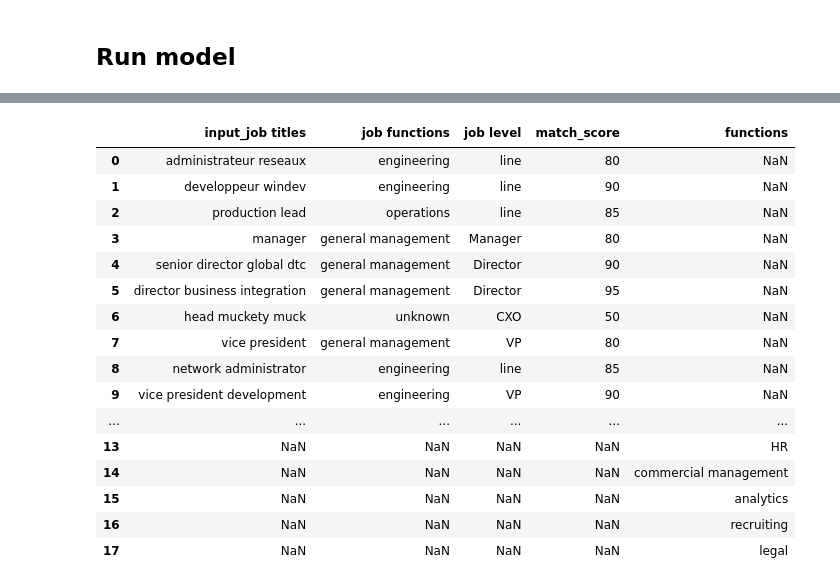
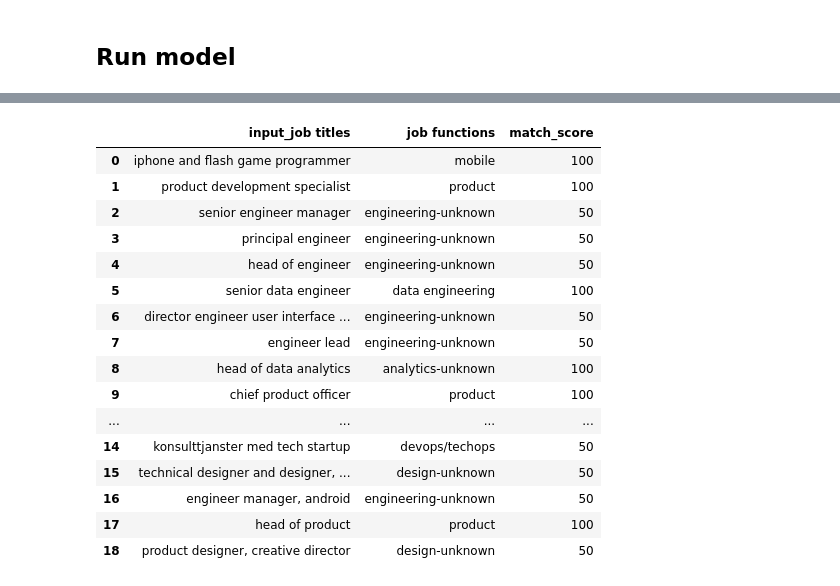
Before and after one commit to fansi-sifan/gpt, a Jupyter notebook: categorization/categorize_titles.ipynb, the cells around one changed output, grey strips where cells are left out. Saved outputs shown, nothing was run; the diff lists cells and outputs as text; code cells hidden in the pictures.

Commit message:
remove job level

```diff
--- a/categorization/categorize_titles.ipynb
+++ b/categorization/categorize_titles.ipynb
@@ -51,7 +50,7 @@ The output should be a markdown code snippet formatted in the following schema,
 # %%
 template = """
 You will be given a list of job titles from a user, delineated by ";"
-For each job title, find the best corresponding match on the list of standardized job functions and job levels.
+For each job title, find the best corresponding match on the list of standardized job functions.
 The closest match will be the one with the closest semantic meaning. Not just string similarity.
 
 {format_instructions}
@@ -61,7 +60,6 @@ Wrap your final output with cloased and open brackets (a list of json objects).
 job_titles INPUT: {job_titles}
 
 job_functions:{job_functions}
-job_levels: {job_levels}
 
 YOUR RESPONSE:
 
@@ -71,7 +69,7 @@ prompt = ChatPromptTemplate(
     messages=[
         HumanMessagePromptTemplate.from_template(template)
     ],
-    input_variables=["job_titles", "job_functions", "job_levels"],
+    input_variables=["job_titles", "job_functions"],
     partial_variables={"format_instructions": format_instructions}
 )
 # %% [markdown]
@@ -79,6 +77,8 @@ prompt = ChatPromptTemplate(
 # %%
 # standardized job functions and levels
 df = pd.read_csv('job_functions.csv')
-job_functions = ", ".join(df['functions'].values)
+# job_functions = ", ".join(df['functions'].values)
+df_technical = df.loc[df['func_parent'] == "Technical"]
+job_functions = ", ".join(df_technical['subfunctions'].values)
 job_functions
 # %% [output]
@@ -93,8 +93,9 @@ job_levels
 # %%
 # Input
 
-df = pd.read_csv('job_titles_uncoded.csv')
+# df = pd.read_csv('job_titles_uncoded.csv')
 # df = pd.read_csv('job_titles_coded.csv')
-job_titles = ";".join(df['job_title'].values[10:19])
+df = pd.read_csv('job_titles_uncat.csv')
+job_titles = ";".join(df['job_title'].values[50:69])
 job_titles
 # %% [output]
@@ -102,7 +103,7 @@ job_titles
 # %%
 user_input = job_titles
 
-_input = prompt.format_prompt(job_titles=user_input, job_functions=job_functions, job_levels = job_levels)
+_input = prompt.format_prompt(job_titles=user_input, job_functions=job_functions)
 
 
 print (f"There are {len(_input.messages)} message(s)")
@@ -202,20 +187,21 @@ structured_data
 # %%
-pd.concat([pd.DataFrame(structured_data), df.loc[10:19, 'functions']], axis=1)
+# pd.concat([pd.DataFrame(structured_data), df.loc[20:29, 'functions']], axis=1)
+pd.DataFrame(structured_data)
 # %% [output]
-|  | input_job titles | job functions | job level | match_score | functions |
-| 0 | administrateur reseaux | engineering | line | 80 | NaN |
-| 1 | developpeur windev | engineering | line | 90 | NaN |
-| 2 | production lead | operations | line | 85 | NaN |
-| 3 | manager | general management | Manager | 80 | NaN |
-| 4 | senior director global dtc | general management | Director | 90 | NaN |
-| 5 | director business integration | general management | Director | 95 | NaN |
-| 6 | head muckety muck | unknown | CXO | 50 | NaN |
-| 7 | vice president | general management | VP | 80 | NaN |
-| 8 | network administrator | engineering | line | 85 | NaN |
-| 9 | vice president development | engineering | VP | 90 | NaN |
-| ... | ... | ... | ... | ... | ... |
-| 13 | NaN | NaN | NaN | NaN | HR |
-| 14 | NaN | NaN | NaN | NaN | commercial management |
-| 15 | NaN | NaN | NaN | NaN | analytics |
-| 16 | NaN | NaN | NaN | NaN | recruiting |
-| 17 | NaN | NaN | NaN | NaN | legal |
+|  | input_job titles | job functions | match_score |
+| 0 | iphone and flash game programmer | mobile | 100 |
+| 1 | product development specialist | product | 100 |
+| 2 | senior engineer manager | engineering-unknown | 50 |
+| 3 | principal engineer | engineering-unknown | 50 |
+| 4 | head of engineer | engineering-unknown | 50 |
+| 5 | senior data engineer | data engineering | 100 |
+| 6 | director engineer user interface ... | engineering-unknown | 50 |
+| 7 | engineer lead | engineering-unknown | 50 |
+| 8 | head of data analytics | analytics-unknown | 100 |
+| 9 | chief product officer | product | 100 |
+| ... | ... | ... | ... |
+| 14 | konsulttjanster med tech startup | devops/techops | 50 |
+| 15 | technical designer and designer, ... | design-unknown | 50 |
+| 16 | engineer manager, android | engineering-unknown | 50 |
+| 17 | head of product | product | 100 |
+| 18 | product designer, creative director | design-unknown | 50 |
```
Also changed, not shown: parts of 8 cells of this notebook.
